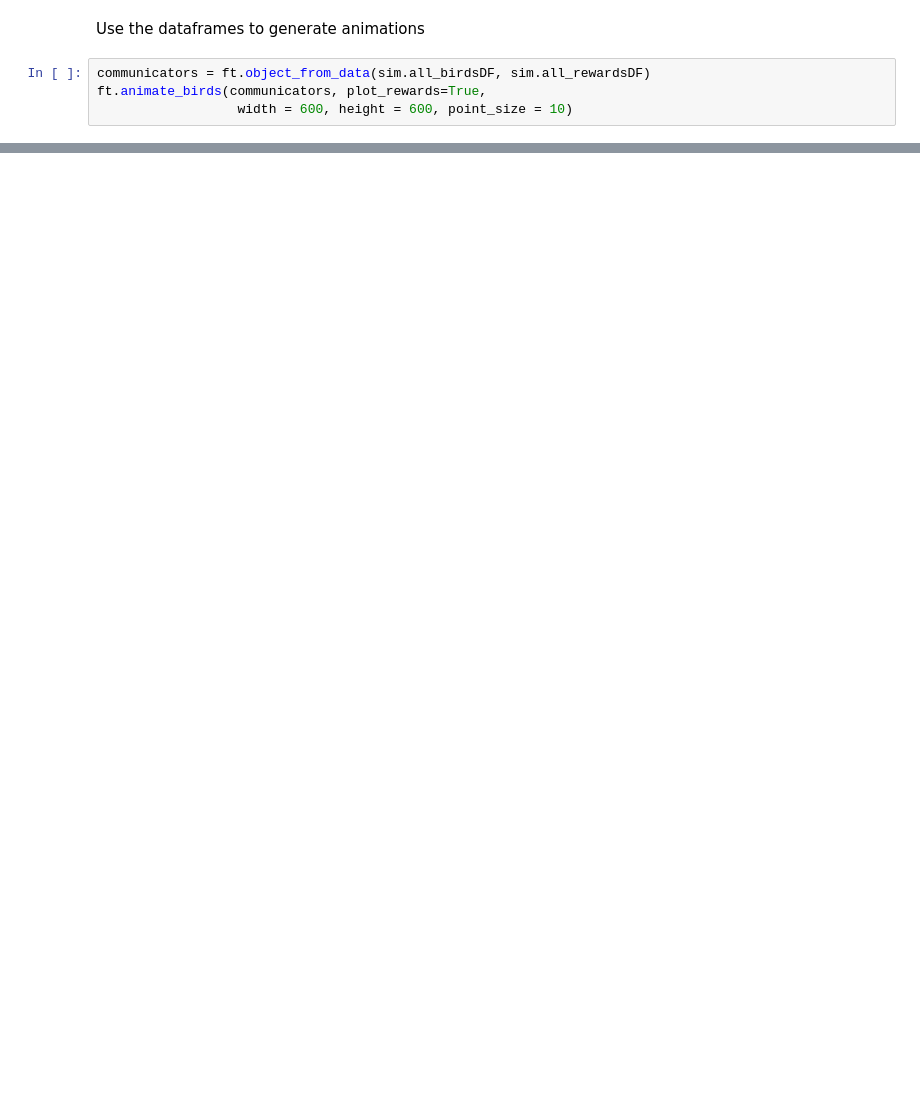
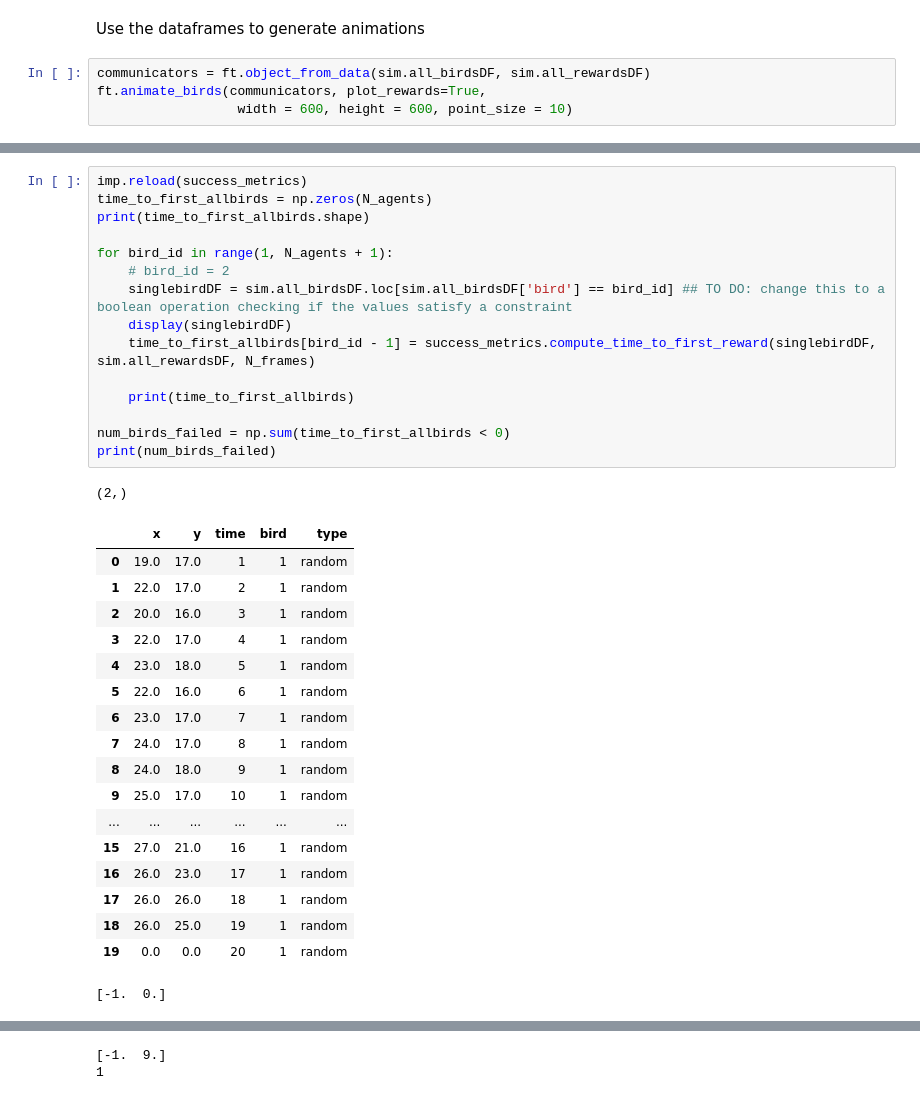
Before and after one commit to BasisResearch/collab-creatures, a Jupyter notebook: mx_refactored/generate_metadata.ipynb, the cells around one changed output, grey strips where cells are left out. Saved outputs shown, nothing was run; the diff lists cells and outputs as text; blank space fills up the shorter version.

Commit message:
success measures work, refactoring simulation function in progress

```diff
--- a/mx_refactored/generate_metadata.ipynb
+++ b/mx_refactored/generate_metadata.ipynb
@@ -78,0 +134,35 @@ ft.animate_birds(communicators, plot_rewards=True,
+# %%
+imp.reload(success_metrics)
+time_to_first_allbirds = np.zeros(N_agents)
+print(time_to_first_allbirds.shape)
+
+for bird_id in range(1, N_agents + 1):
+    # bird_id = 2
+    singlebirdDF = sim.all_birdsDF.loc[sim.all_birdsDF['bird'] == bird_id] ## TO DO: change this to a boolean operation checking if the values satisfy a constraint
+    display(singlebirdDF)
+    time_to_first_allbirds[bird_id - 1] = success_metrics.compute_time_to_first_reward(singlebirdDF, sim.all_rewardsDF, N_frames)
+
+    print(time_to_first_allbirds)
+
+num_birds_failed = np.sum(time_to_first_allbirds < 0)
+print(num_birds_failed)
+# %% [output]
+(2,)
+|  | x | y | time | bird | type |
+| 0 | 19.0 | 17.0 | 1 | 1 | random |
+| 1 | 22.0 | 17.0 | 2 | 1 | random |
+| 2 | 20.0 | 16.0 | 3 | 1 | random |
+| 3 | 22.0 | 17.0 | 4 | 1 | random |
+| 4 | 23.0 | 18.0 | 5 | 1 | random |
+| 5 | 22.0 | 16.0 | 6 | 1 | random |
+| 6 | 23.0 | 17.0 | 7 | 1 | random |
+| 7 | 24.0 | 17.0 | 8 | 1 | random |
+| 8 | 24.0 | 18.0 | 9 | 1 | random |
+| 9 | 25.0 | 17.0 | 10 | 1 | random |
+| ... | ... | ... | ... | ... | ... |
+| 15 | 27.0 | 21.0 | 16 | 1 | random |
+| 16 | 26.0 | 23.0 | 17 | 1 | random |
+| 17 | 26.0 | 26.0 | 18 | 1 | random |
+| 18 | 26.0 | 25.0 | 19 | 1 | random |
+| 19 | 0.0 | 0.0 | 20 | 1 | random |
+[-1.  0.]
@@ -78,0 +186,2 @@ ft.animate_birds(communicators, plot_rewards=True,
+[-1.  9.]
+1
```
Also changed, not shown: parts of 5 cells of this notebook, 4 other files.
